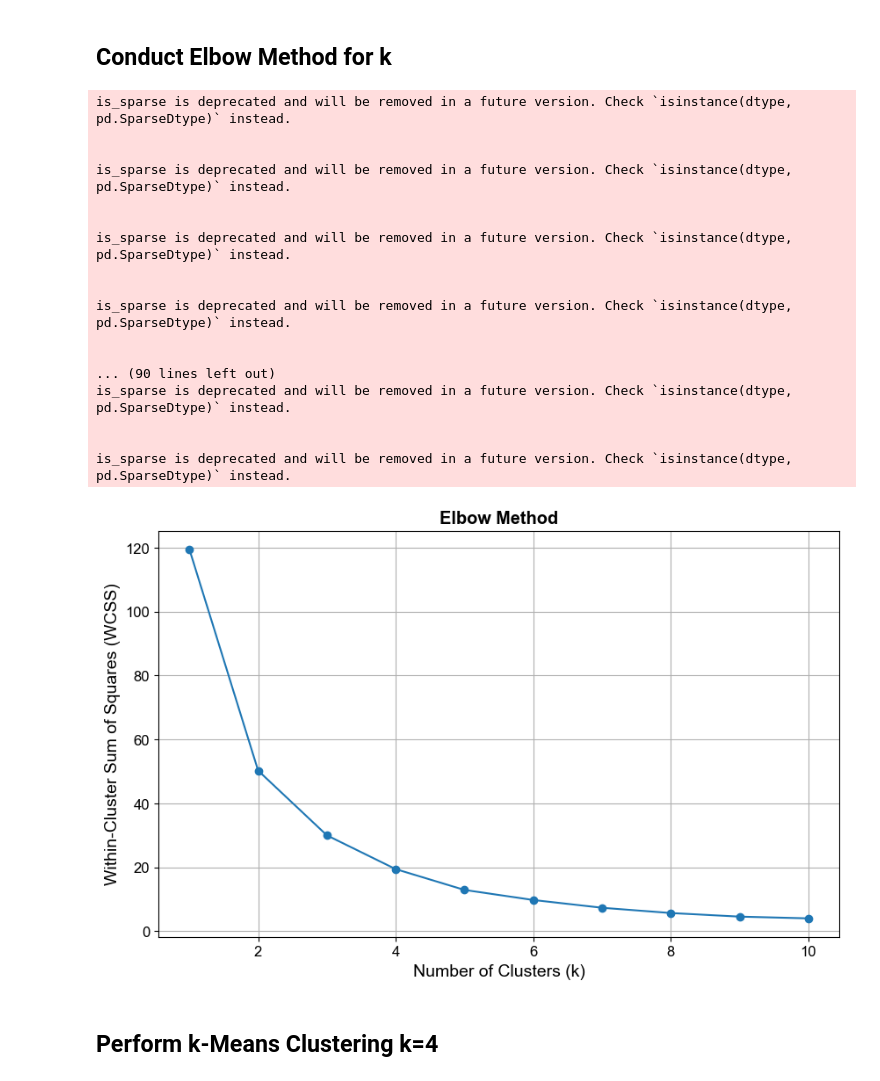
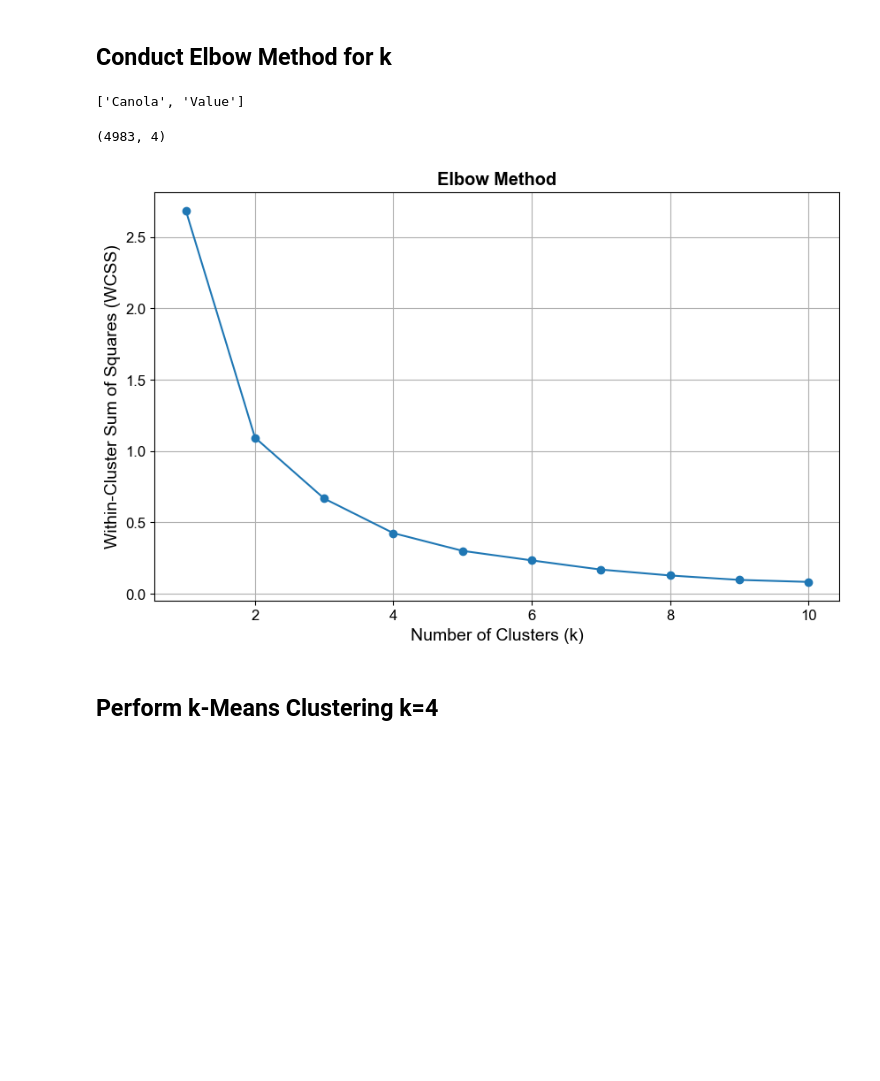
Before and after one commit to cboyda/AgTech, a Jupyter notebook: Assignments/CapstoneAssignment_CropAnalysis.ipynb, the cells around one changed output. Saved outputs shown, nothing was run; the diff lists cells and outputs as text; code cells hidden in the pictures; blank space fills up the shorter version.

Commit message:
mass maps corrected with standardization
finally got conda working again after python upgrade

```diff
--- a/Assignments/CapstoneAssignment_CropAnalysis.ipynb
+++ b/Assignments/CapstoneAssignment_CropAnalysis.ipynb
@@ -1182,7 +1179,7 @@ plt.show()
 # %%
 # top 10 Canola Yield over all years are? (recall NaN doesn't affect mean)
-df_yield_value = df_data_merged.sort_values(['Year', 'RM']).dropna() # will drop rows with nulls for Value or Yield
+df_yield_value_year = df_data_merged.sort_values(['Year', 'RM']).dropna() # will drop rows with nulls for Value or Yield
 # print(df_yield)
-print(f"The df_yield_value DataFrame, which has had rows with null values in the 'Value' or 'Yield' columns dropped,\n spans from the minimum year of {df_yield_value['Year'].min()} to the maximum year of {df_yield_value['Year'].max()}.")
-df_yield_value
+print(f"The df_yield_value_year DataFrame, which has had rows with null values in the 'Value' or 'Yield' columns dropped,\n spans from the minimum year of {df_yield_value_year['Year'].min()} to the maximum year of {df_yield_value_year['Year'].max()}.")
+df_yield_value_year
 # %% [output]
@@ -1376,3 +1373,19 @@ df_yield_value
 # %%
 # df_all_20yrs_group = df_all_20yrs.drop(columns=['Year']).groupby('RM').mean(numeric_only=True)
 # df_all_20yrs_group
+# %%
+# Standardize the necessary columns ('Canola' and 'Value')
+# Initialize the Scaler
+#scaler = RobustScaler()
+#scaler = StandardScaler()
+scaler = MinMaxScaler() # Changed to MinMax because the 0-1 scale was easier to visualize on the GIS maps.
+
+# Columns to be considered for clustering
+cluster_columns = ['Canola', 'Value']
+
+df_yield_value_year_standardized = df_yield_value_year.copy()
+df_yield_value_year_standardized[cluster_columns] = scaler.fit_transform(df_yield_value_year[cluster_columns])
+
+# k-means also needs another copy
+# df_yield_value_year_standardized_single = df_yield_value_year_standardized.copy()
+# consider just replacing this name in the code below
@@ -2369,41 +2615,24 @@ is_sparse is deprecated and will be removed in a future version. Check `isinstan
 ## Conduct Elbow Method for k
 # %%
 # plot elbow method to determine optimal k value
+# %%
+cluster_columns
+# %% [output]
+['Canola', 'Value']
+# %%
+df_yield_value_year_standardized.shape
+# %% [output]
+(4983, 4)
 # %%
-# Standardize the necessary columns ('Canola' and 'Value')
-scaler = StandardScaler()
+# section likes to crash
 
-columns_to_standardize = ['Canola', 'Value']
-df_yield_value_standardized = df_yield_value.copy()
-df_yield_value_standardized[columns_to_standardize] = scaler.fit_transform(df_yield_value[columns_to_standardize])
-
-# Columns to be considered for clustering
-cluster_columns = ['Canola', 'Value']
-
-# Taking a smaller random subset of the data for faster computation (1% of the data)
-smaller_subset_data = df_yield_value_standardized[cluster_columns].sample(frac=0.01, random_state=42)
+# Taking a smaller random subset of the data for faster computation (% of the data)
+smaller_subset_data = df_yield_value_year_standardized[cluster_columns].sample(frac=0.01, random_state=42)
 
 # Perform the Elbow Method to find the optimal number of clusters (consider up to 10 clusters)
 elbow_method(smaller_subset_data, max_clusters=10)
 # %% [output]
-is_sparse is deprecated and will be removed in a future version. Check `isinstance(dtype, pd.SparseDtype)` instead.
-
-
-is_sparse is deprecated and will be removed in a future version. Check `isinstance(dtype, pd.SparseDtype)` instead.
-
-
-is_sparse is deprecated and will be removed in a future version. Check `isinstance(dtype, pd.SparseDtype)` instead.
-
-
-is_sparse is deprecated and will be removed in a future version. Check `isinstance(dtype, pd.SparseDtype)` instead.
-
-
-... (90 lines left out)
-is_sparse is deprecated and will be removed in a future version. Check `isinstance(dtype, pd.SparseDtype)` instead.
-
-
-is_sparse is deprecated and will be removed in a future version. Check `isinstance(dtype, pd.SparseDtype)` instead.
-[figure, old version]
+[figure, new version]
 # %% [markdown]
 ## Perform k-Means Clustering k=4
 # %%
```
Also changed, not shown: parts of 101 cells of this notebook.
